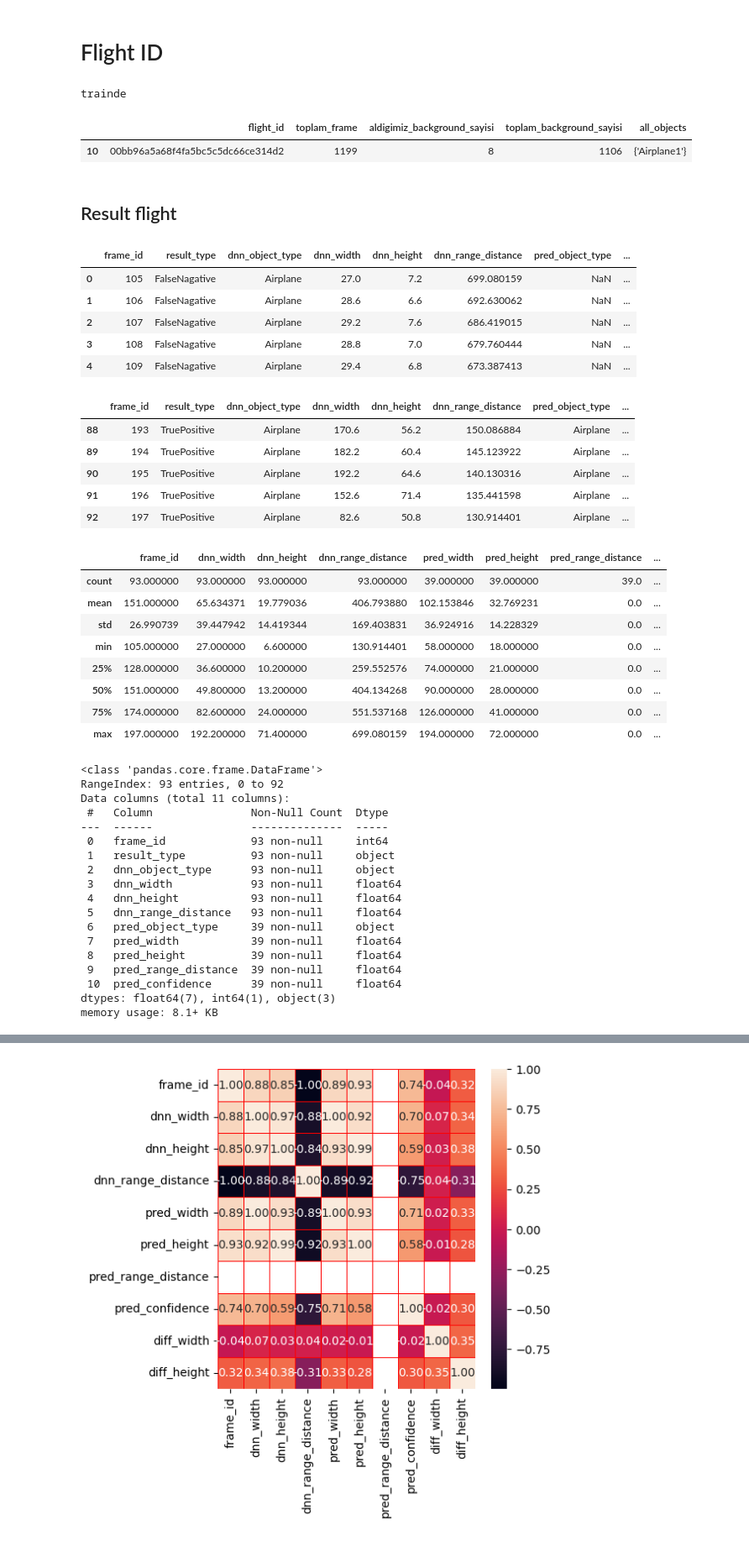
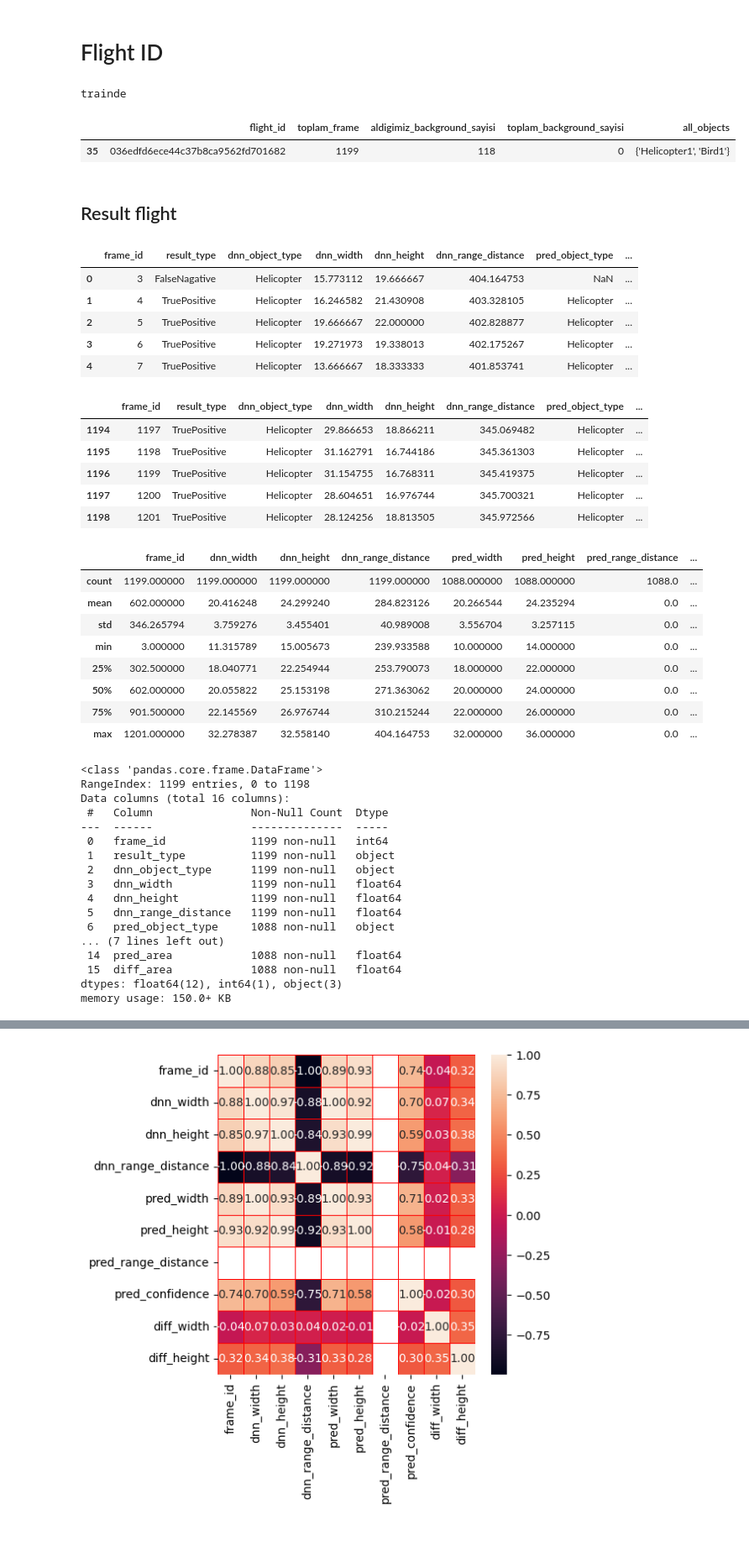
Before and after one commit to bulentsiyah/Mantis-Shrimp-Eye-s-Collision-Avoidance, a Jupyter notebook: dataframe_analysis.ipynb, the cells around one changed output, grey strips where cells are left out. Shown at 84% size. Drawn from its saved outputs; the diff is of its cells as text; code cells hidden in the pictures.

```diff
--- a/dataframe_analysis.ipynb
+++ b/dataframe_analysis.ipynb
@@ -65,31 +115,31 @@ ana_test_islemis_dataframe.head()
 # %% [markdown]
 # Flight ID
 # %%
-flight_id = "00bb96a5a68f4fa5bc5c5dc66ce314d2"
+flight_id = "036edfd6ece44c37b8ca9562fd701682"
 
 flight_id_var_mi=ana_train_islemis_dataframe[ana_train_islemis_dataframe["flight_id"]==flight_id].empty
 
 if flight_id_var_mi ==False:
     temp = ana_train_islemis_dataframe[ana_train_islemis_dataframe["flight_id"]==flight_id]
     print("trainde")
 
 
 flight_id_var_mi=ana_test_background_islemis_dataframe[ana_test_background_islemis_dataframe["flight_id"]==flight_id].empty
 if flight_id_var_mi==False:
     temp = ana_test_background_islemis_dataframe[ana_test_background_islemis_dataframe["flight_id"]==flight_id]
     print("test_background_islemis_dataframe")
 
 flight_id_var_mi=ana_test_islemis_dataframe[ana_test_islemis_dataframe["flight_id"]==flight_id].empty
 if flight_id_var_mi==False:
     temp = ana_test_islemis_dataframe[ana_test_islemis_dataframe["flight_id"]==flight_id]
     print("test_islemis_dataframe")
 
 
 temp
 # %% [output]
 trainde
 |  | flight_id | toplam_frame | aldigimiz_background_sayisi | toplam_background_sayisi | all_objects |
-| 10 | 00bb96a5a68f4fa5bc5c5dc66ce314d2 | 1199 | 8 | 1106 | {'Airplane1'} |
+| 35 | 036edfd6ece44c37b8ca9562fd701682 | 1199 | 118 | 0 | {'Helicopter1', 'Bird1'} |
 # %% [markdown]
 ## Result flight
 # %%
@@ -109,53 +159,52 @@ dnn_result_dataframe['diff_area'] = dnn_result_dataframe['dnn_area'] - dnn_resul
 dnn_result_dataframe.head()
 # %% [output]
 |  | frame_id | result_type | dnn_object_type | dnn_width | dnn_height | dnn_range_distance | pred_object_type | ... |
-| 0 | 105 | FalseNagative | Airplane | 27.0 | 7.2 | 699.080159 | NaN | ... |
-| 1 | 106 | FalseNagative | Airplane | 28.6 | 6.6 | 692.630062 | NaN | ... |
-| 2 | 107 | FalseNagative | Airplane | 29.2 | 7.6 | 686.419015 | NaN | ... |
-| 3 | 108 | FalseNagative | Airplane | 28.8 | 7.0 | 679.760444 | NaN | ... |
-| 4 | 109 | FalseNagative | Airplane | 29.4 | 6.8 | 673.387413 | NaN | ... |
+| 0 | 3 | FalseNagative | Helicopter | 15.773112 | 19.666667 | 404.164753 | NaN | ... |
+| 1 | 4 | TruePositive | Helicopter | 16.246582 | 21.430908 | 403.328105 | Helicopter | ... |
+| 2 | 5 | TruePositive | Helicopter | 19.666667 | 22.000000 | 402.828877 | Helicopter | ... |
+| 3 | 6 | TruePositive | Helicopter | 19.271973 | 19.338013 | 402.175267 | Helicopter | ... |
+| 4 | 7 | TruePositive | Helicopter | 13.666667 | 18.333333 | 401.853741 | Helicopter | ... |
 # %%
 dnn_result_dataframe.tail()
 # %% [output]
 |  | frame_id | result_type | dnn_object_type | dnn_width | dnn_height | dnn_range_distance | pred_object_type | ... |
-| 88 | 193 | TruePositive | Airplane | 170.6 | 56.2 | 150.086884 | Airplane | ... |
-| 89 | 194 | TruePositive | Airplane | 182.2 | 60.4 | 145.123922 | Airplane | ... |
-| 90 | 195 | TruePositive | Airplane | 192.2 | 64.6 | 140.130316 | Airplane | ... |
-| 91 | 196 | TruePositive | Airplane | 152.6 | 71.4 | 135.441598 | Airplane | ... |
-| 92 | 197 | TruePositive | Airplane | 82.6 | 50.8 | 130.914401 | Airplane | ... |
+| 1194 | 1197 | TruePositive | Helicopter | 29.866653 | 18.866211 | 345.069482 | Helicopter | ... |
+| 1195 | 1198 | TruePositive | Helicopter | 31.162791 | 16.744186 | 345.361303 | Helicopter | ... |
+| 1196 | 1199 | TruePositive | Helicopter | 31.154755 | 16.768311 | 345.419375 | Helicopter | ... |
+| 1197 | 1200 | TruePositive | Helicopter | 28.604651 | 16.976744 | 345.700321 | Helicopter | ... |
+| 1198 | 1201 | TruePositive | Helicopter | 28.124256 | 18.813505 | 345.972566 | Helicopter | ... |
 # %%
 dnn_result_dataframe.describe()
 # %% [output]
 |  | frame_id | dnn_width | dnn_height | dnn_range_distance | pred_width | pred_height | pred_range_distance | ... |
-| count | 93.000000 | 93.000000 | 93.000000 | 93.000000 | 39.000000 | 39.000000 | 39.0 | ... |
-| mean | 151.000000 | 65.634371 | 19.779036 | 406.793880 | 102.153846 | 32.769231 | 0.0 | ... |
-| std | 26.990739 | 39.447942 | 14.419344 | 169.403831 | 36.924916 | 14.228329 | 0.0 | ... |
-| min | 105.000000 | 27.000000 | 6.600000 | 130.914401 | 58.000000 | 18.000000 | 0.0 | ... |
-| 25% | 128.000000 | 36.600000 | 10.200000 | 259.552576 | 74.000000 | 21.000000 | 0.0 | ... |
-| 50% | 151.000000 | 49.800000 | 13.200000 | 404.134268 | 90.000000 | 28.000000 | 0.0 | ... |
-| 75% | 174.000000 | 82.600000 | 24.000000 | 551.537168 | 126.000000 | 41.000000 | 0.0 | ... |
-| max | 197.000000 | 192.200000 | 71.400000 | 699.080159 | 194.000000 | 72.000000 | 0.0 | ... |
+| count | 1199.000000 | 1199.000000 | 1199.000000 | 1199.000000 | 1088.000000 | 1088.000000 | 1088.0 | ... |
+| mean | 602.000000 | 20.416248 | 24.299240 | 284.823126 | 20.266544 | 24.235294 | 0.0 | ... |
+| std | 346.265794 | 3.759276 | 3.455401 | 40.989008 | 3.556704 | 3.257115 | 0.0 | ... |
+| min | 3.000000 | 11.315789 | 15.005673 | 239.933588 | 10.000000 | 14.000000 | 0.0 | ... |
+| 25% | 302.500000 | 18.040771 | 22.254944 | 253.790073 | 18.000000 | 22.000000 | 0.0 | ... |
+| 50% | 602.000000 | 20.055822 | 25.153198 | 271.363062 | 20.000000 | 24.000000 | 0.0 | ... |
+| 75% | 901.500000 | 22.145569 | 26.976744 | 310.215244 | 22.000000 | 26.000000 | 0.0 | ... |
+| max | 1201.000000 | 32.278387 | 32.558140 | 404.164753 | 32.000000 | 36.000000 | 0.0 | ... |
 # %%
 dnn_result_dataframe.info()
 # %% [output]
 <class 'pandas.core.frame.DataFrame'>
-RangeIndex: 93 entries, 0 to 92
-Data columns (total 11 columns):
+RangeIndex: 1199 entries, 0 to 1198
+Data columns (total 16 columns):
  #   Column               Non-Null Count  Dtype
 ---  ------               --------------  -----
- 0   frame_id             93 non-null     int64
- 1   result_type          93 non-null     object
- 2   dnn_object_type      93 non-null     object
- 3   dnn_width            93 non-null     float64
- 4   dnn_height           93 non-null     float64
- 5   dnn_range_distance   93 non-null     float64
- 6   pred_object_type     39 non-null     object
- 7   pred_width           39 non-null     float64
- 8   pred_height          39 non-null     float64
- 9   pred_range_distance  39 non-null     float64
- 10  pred_confidence      39 non-null     float64
-dtypes: float64(7), int64(1), object(3)
-memory usage: 8.1+ KB
+ 0   frame_id             1199 non-null   int64
+ 1   result_type          1199 non-null   object
+ 2   dnn_object_type      1199 non-null   object
+ 3   dnn_width            1199 non-null   float64
+ 4   dnn_height           1199 non-null   float64
+ 5   dnn_range_distance   1199 non-null   float64
+ 6   pred_object_type     1088 non-null   object
+... (7 lines left out)
+ 14  pred_area            1088 non-null   float64
+ 15  diff_area            1088 non-null   float64
+dtypes: float64(12), int64(1), object(3)
+memory usage: 150.0+ KB
 # %%
 dnn_result_dataframe['result_type'].value_counts(dropna =False)
 # %% [output]
```
Also changed, not shown: parts of 26 cells of this notebook, 4 other files.
